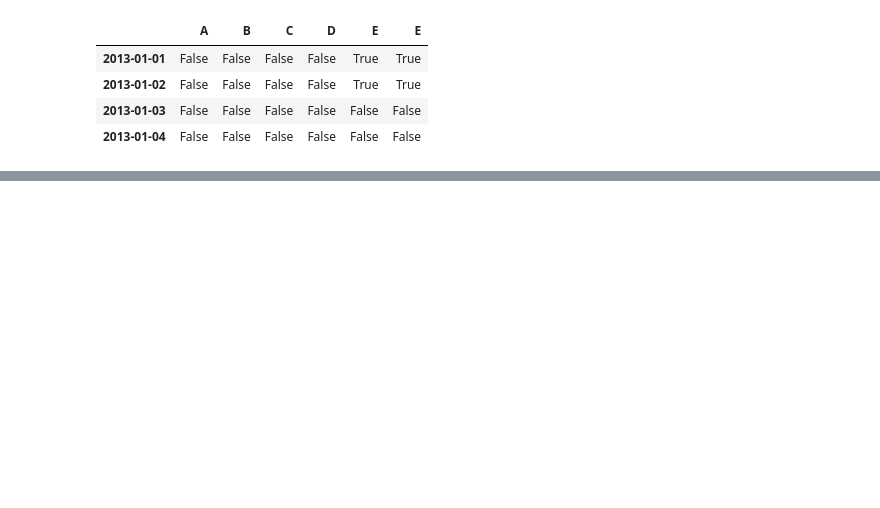
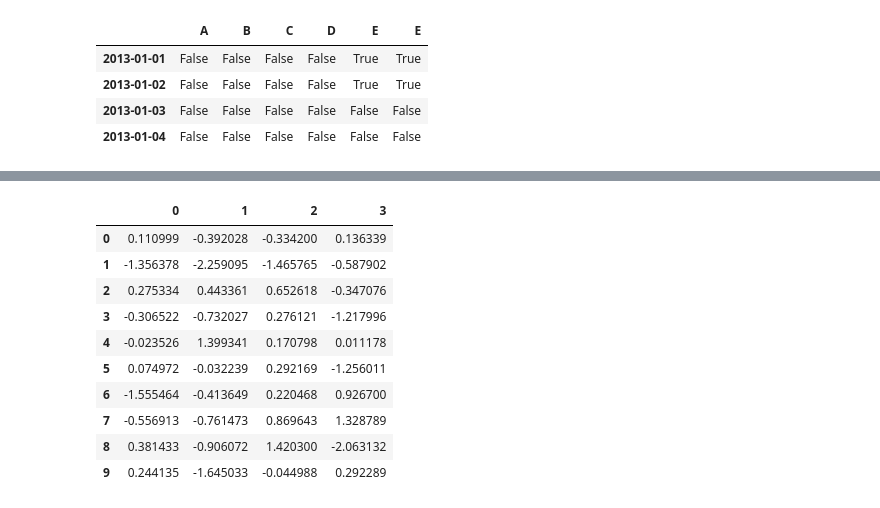
Before and after one commit to Cookiezisg/Codes, a Jupyter notebook: Python Pratice/Pandas/10 minutes to pandas.ipynb, the cells around one changed output, grey strips where cells are left out. Saved outputs shown, nothing was run; the diff lists cells and outputs as text; code cells hidden in the pictures; blank space fills up the shorter version.

```diff
--- a/Python Pratice/Pandas/10 minutes to pandas.ipynb
+++ b/Python Pratice/Pandas/10 minutes to pandas.ipynb
@@ -269,0 +426,15 @@ NameError: name 'df1' is not defined
+# %%
+
+pd.DataFrame(np.random.randn(10,4))
+# %% [output]
+|  | 0 | 1 | 2 | 3 |
+| 0 | 0.110999 | -0.392028 | -0.334200 | 0.136339 |
+| 1 | -1.356378 | -2.259095 | -1.465765 | -0.587902 |
+| 2 | 0.275334 | 0.443361 | 0.652618 | -0.347076 |
+| 3 | -0.306522 | -0.732027 | 0.276121 | -1.217996 |
+| 4 | -0.023526 | 1.399341 | 0.170798 | 0.011178 |
+| 5 | 0.074972 | -0.032239 | 0.292169 | -1.256011 |
+| 6 | -1.555464 | -0.413649 | 0.220468 | 0.926700 |
+| 7 | -0.556913 | -0.761473 | 0.869643 | 1.328789 |
+| 8 | 0.381433 | -0.906072 | 1.420300 | -2.063132 |
+| 9 | 0.244135 | -1.645033 | -0.044988 | 0.292289 |
```
Also changed, not shown: parts of 62 cells of this notebook.
